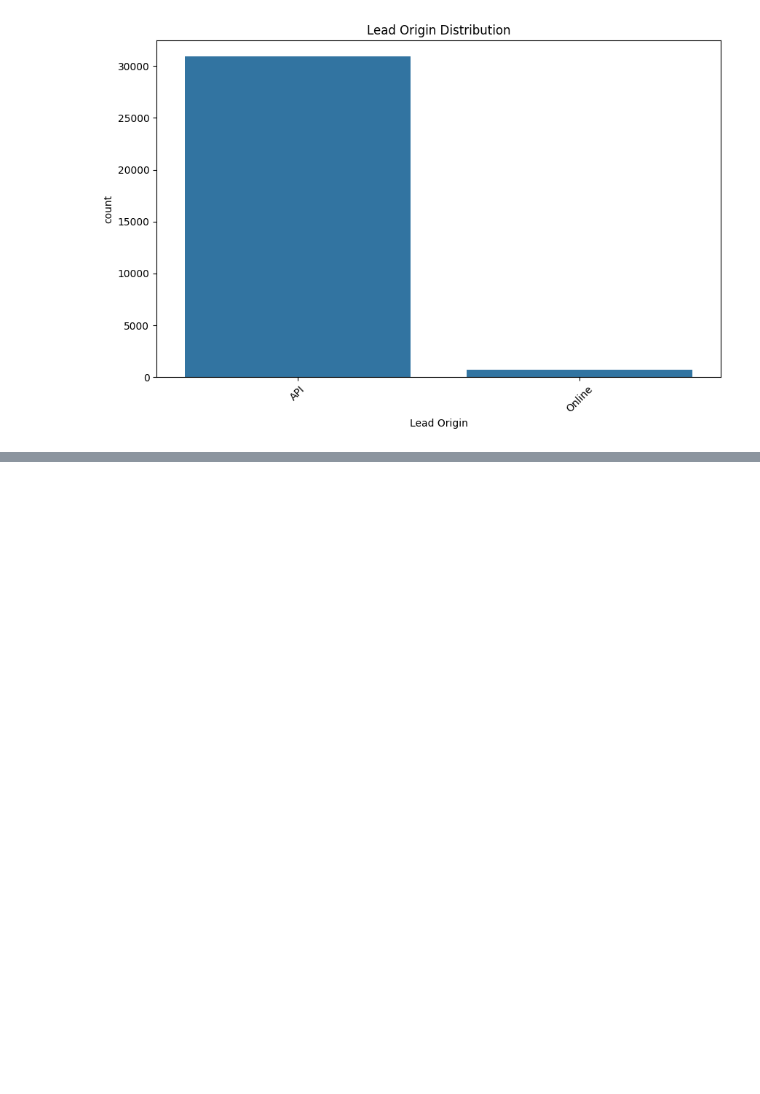
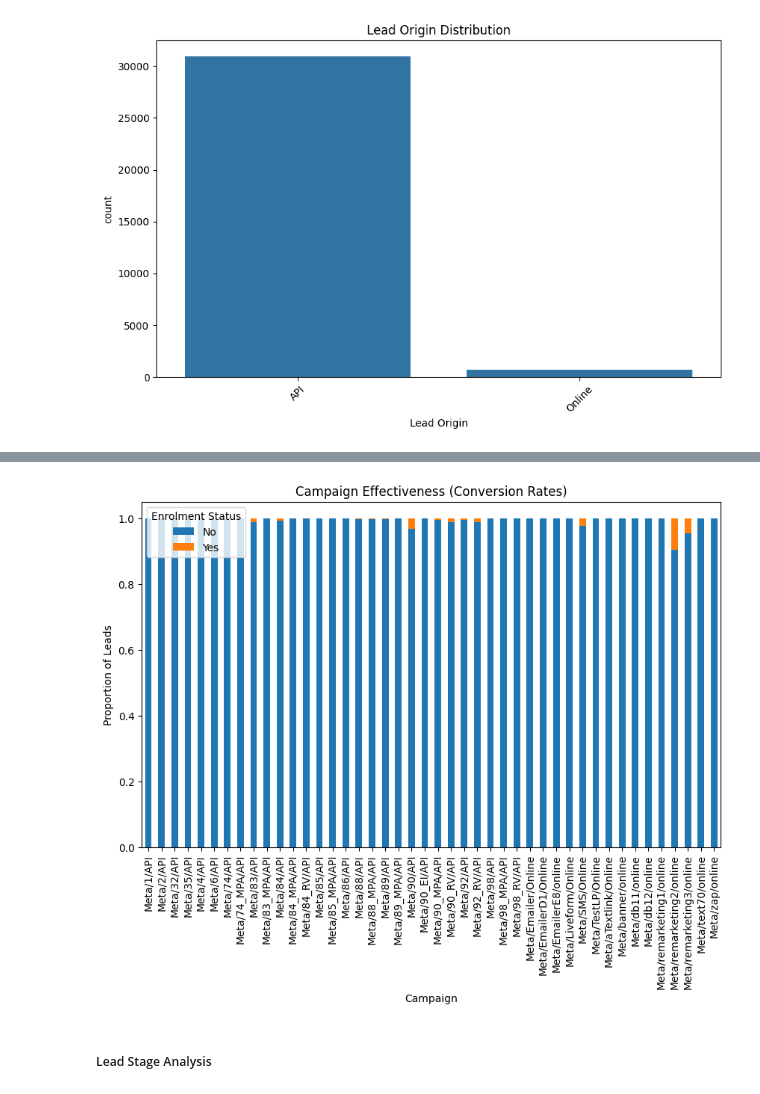
Before and after one commit to kunalmalav/task, a Jupyter notebook: task.ipynb, the cells around one changed output, grey strips where cells are left out. Saved outputs shown, nothing was run; the diff lists cells and outputs as text; code cells hidden in the pictures; blank space fills up the shorter version.

```diff
--- a/task.ipynb
+++ b/task.ipynb
@@ -95,0 +122,3 @@ Name: count, dtype: int64
+# %%
+campaign_conversion = data.groupby('Campaign')['Enrolment Status'].value_counts(normalize=True).unstack()
+print(campaign_conversion)
@@ -95,0 +143,9 @@ Name: count, dtype: int64
+# %%
+campaign_conversion.plot(kind='bar', stacked=True, figsize=(10, 6))
+plt.title('Campaign Effectiveness (Conversion Rates)')
+plt.ylabel('Proportion of Leads')
+plt.show()
+# %% [output]
+[figure, added]
+# %% [markdown]
+#####  Lead Stage Analysis
```
Also changed, not shown: parts of 12 cells of this notebook.
